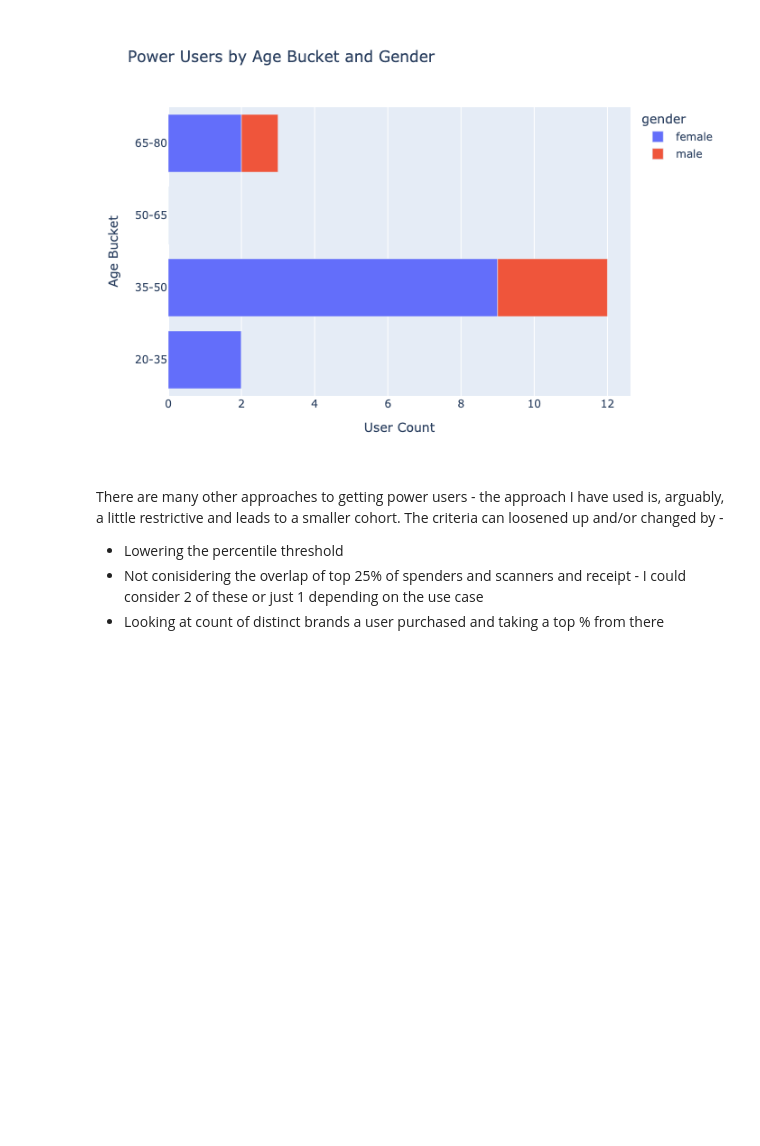
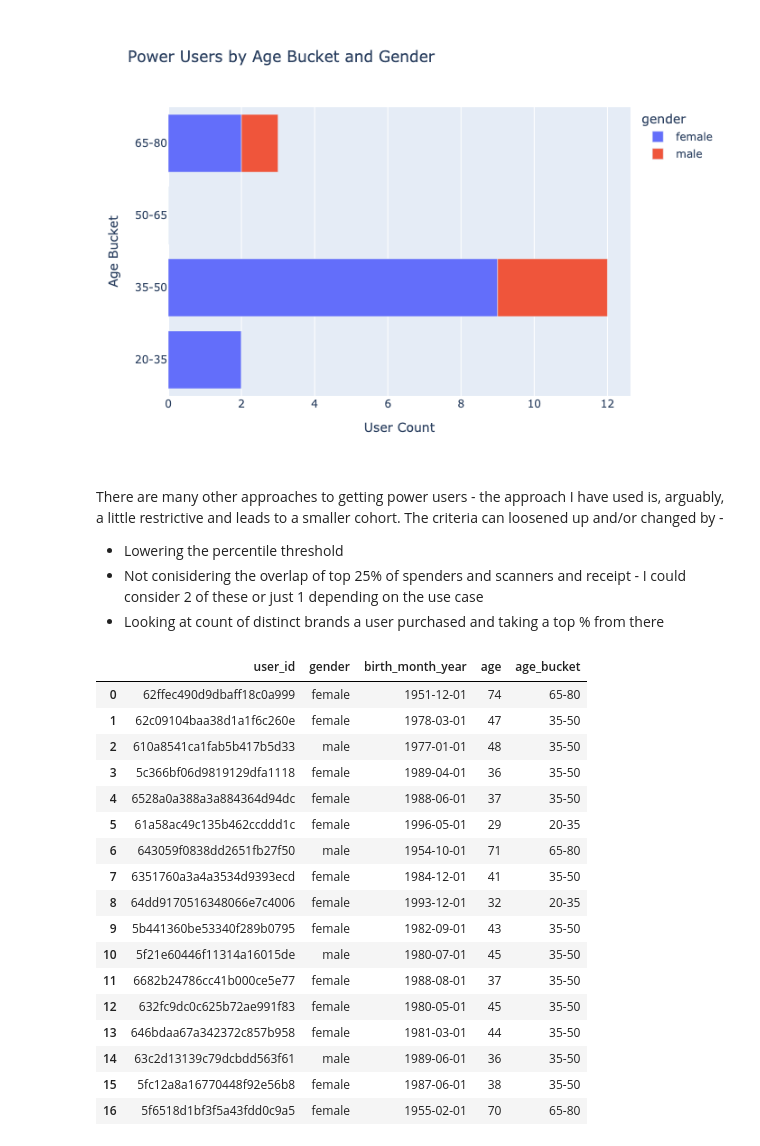
Before and after one commit to rikarnob/Fetch-Assignment, a Jupyter notebook: Fetch Take-home Assignment.ipynb, the cells around one changed output. Drawn from its saved outputs; the diff is of its cells as text; code cells hidden in the pictures; blank space fills up the shorter version.

Commit message:
updated ipynb and re-rendered HTML

```diff
--- a/Fetch Take-home Assignment.ipynb
+++ b/Fetch Take-home Assignment.ipynb
@@ -342,11 +342,23 @@ There are many other approaches to getting power users - the approach I have use
 # %%
 ## Raw data table of power users
 
-styled_df = result2.style.format(precision=2).to_html()
-
-# Display in Jupyter Notebook (if needed for preview)
-HTML(styled_df)
-
-# Save to an HTML file (for PDF conversion)
-with open("styled_table.html", "w") as f:
-    f.write(styled_df)
+display(result2)
+# %% [output]
+|  | user_id | gender | birth_month_year | age | age_bucket |
+| 0 | 62ffec490d9dbaff18c0a999 | female | 1951-12-01 | 74 | 65-80 |
+| 1 | 62c09104baa38d1a1f6c260e | female | 1978-03-01 | 47 | 35-50 |
+| 2 | 610a8541ca1fab5b417b5d33 | male | 1977-01-01 | 48 | 35-50 |
+| 3 | 5c366bf06d9819129dfa1118 | female | 1989-04-01 | 36 | 35-50 |
+| 4 | 6528a0a388a3a884364d94dc | female | 1988-06-01 | 37 | 35-50 |
+| 5 | 61a58ac49c135b462ccddd1c | female | 1996-05-01 | 29 | 20-35 |
+| 6 | 643059f0838dd2651fb27f50 | male | 1954-10-01 | 71 | 65-80 |
+| 7 | 6351760a3a4a3534d9393ecd | female | 1984-12-01 | 41 | 35-50 |
+| 8 | 64dd9170516348066e7c4006 | female | 1993-12-01 | 32 | 20-35 |
+| 9 | 5b441360be53340f289b0795 | female | 1982-09-01 | 43 | 35-50 |
+| 10 | 5f21e60446f11314a16015de | male | 1980-07-01 | 45 | 35-50 |
+| 11 | 6682b24786cc41b000ce5e77 | female | 1988-08-01 | 37 | 35-50 |
+| 12 | 632fc9dc0c625b72ae991f83 | female | 1980-05-01 | 45 | 35-50 |
+| 13 | 646bdaa67a342372c857b958 | female | 1981-03-01 | 44 | 35-50 |
+| 14 | 63c2d13139c79dcbdd563f61 | male | 1989-06-01 | 36 | 35-50 |
+| 15 | 5fc12a8a16770448f92e56b8 | female | 1987-06-01 | 38 | 35-50 |
+| 16 | 5f6518d1bf3f5a43fdd0c9a5 | female | 1955-02-01 | 70 | 65-80 |
```
Also changed, not shown: parts of 3 cells of this notebook, 1 other file.
